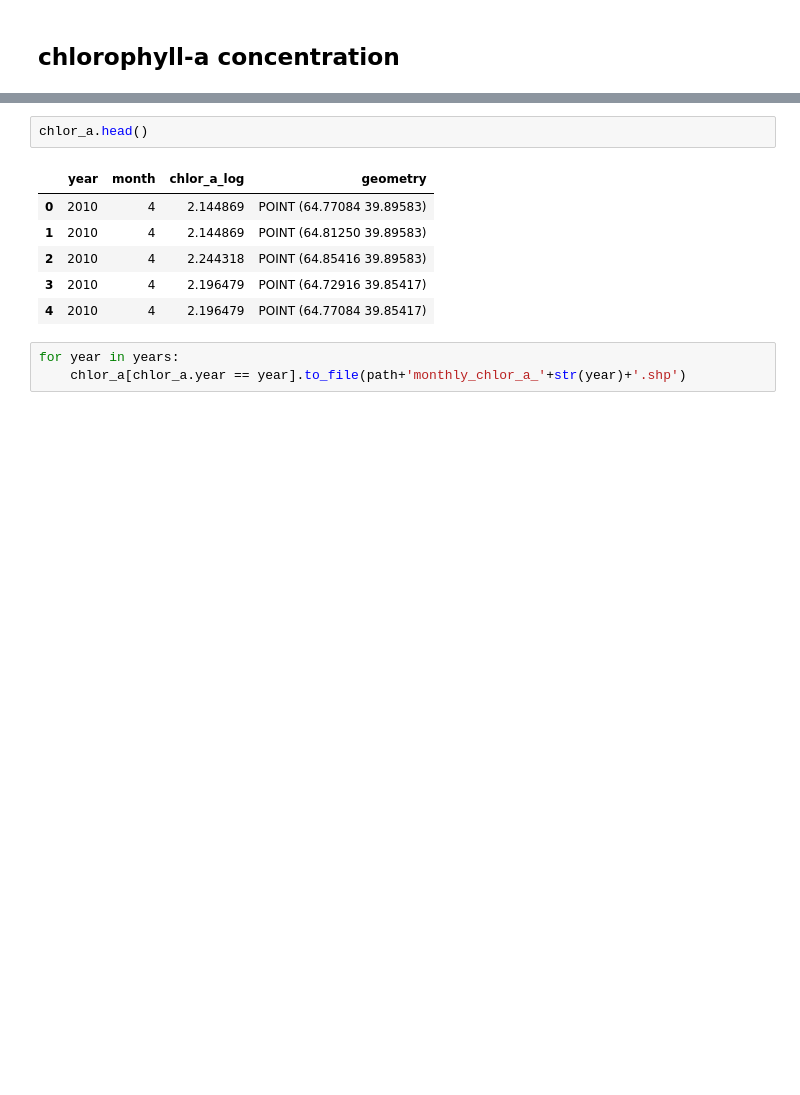
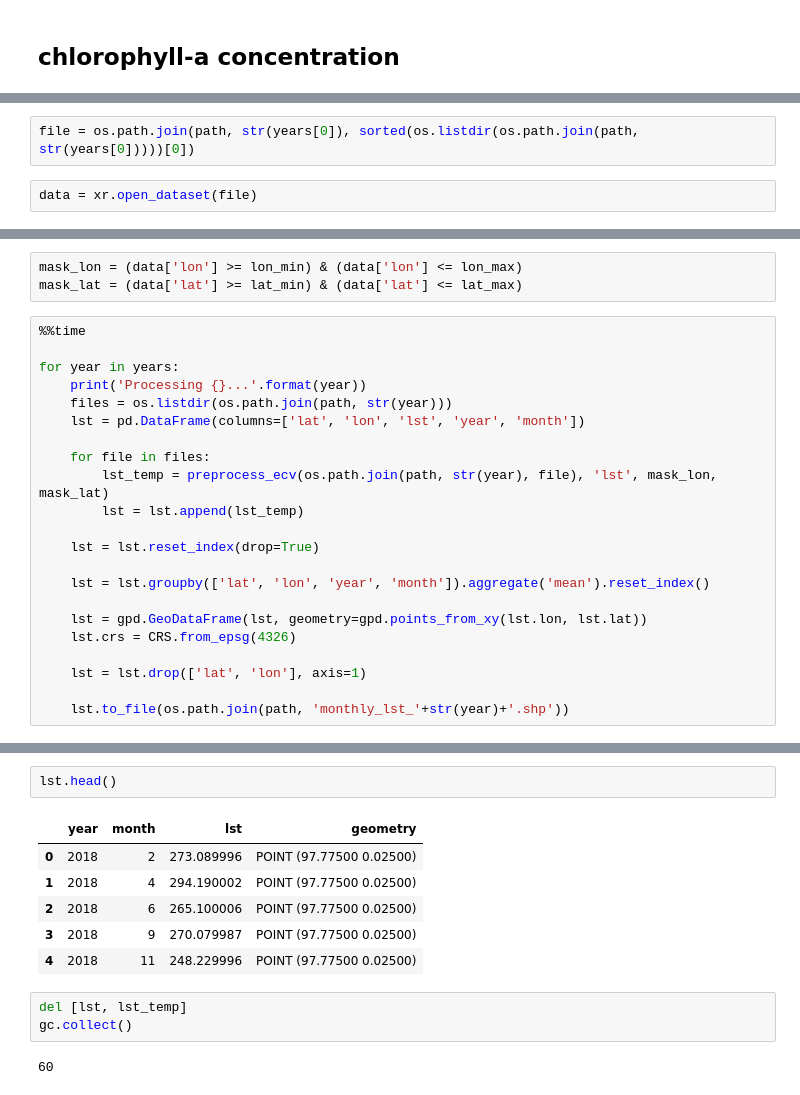
Before and after one commit to alexvmt/cholera_risk_modeling, a Jupyter notebook: preprocess_essential_climate_variables.ipynb, the cells around one changed output, grey strips where cells are left out. Cells and saved outputs as stored; diff of their text form; blank space fills up the shorter version.

Commit message:
preprocess lst data

```diff
--- a/preprocess_essential_climate_variables.ipynb
+++ b/preprocess_essential_climate_variables.ipynb
@@ -261,0 +298,4 @@ chlor_a = chlor_a.drop(['lat', 'lon'], axis=1)
+# %%
+file = os.path.join(path, str(years[0]), sorted(os.listdir(os.path.join(path, str(years[0]))))[0])
+# %%
+data = xr.open_dataset(file)
@@ -261,0 +342,25 @@ chlor_a = chlor_a.drop(['lat', 'lon'], axis=1)
+# %%
+mask_lon = (data['lon'] >= lon_min) & (data['lon'] <= lon_max)
+mask_lat = (data['lat'] >= lat_min) & (data['lat'] <= lat_max)
+# %%
+%%time
+
+for year in years:
+    print('Processing {}...'.format(year))
+    files = os.listdir(os.path.join(path, str(year)))
+    lst = pd.DataFrame(columns=['lat', 'lon', 'lst', 'year', 'month'])
+
+    for file in files:
+        lst_temp = preprocess_ecv(os.path.join(path, str(year), file), 'lst', mask_lon, mask_lat)
+        lst = lst.append(lst_temp)
+
+    lst = lst.reset_index(drop=True)
+
+    lst = lst.groupby(['lat', 'lon', 'year', 'month']).aggregate('mean').reset_index()
+
+    lst = gpd.GeoDataFrame(lst, geometry=gpd.points_from_xy(lst.lon, lst.lat))
+    lst.crs = CRS.from_epsg(4326)
+
+    lst = lst.drop(['lat', 'lon'], axis=1)
+
+    lst.to_file(os.path.join(path, 'monthly_lst_'+str(year)+'.shp'))
@@ -280,12 +397,14 @@ memory usage: 694.3 MB
 # %%
-chlor_a.head()
+lst.head()
 # %% [output]
-|  | year | month | chlor_a_log | geometry |
-| 0 | 2010 | 4 | 2.144869 | POINT (64.77084 39.89583) |
-| 1 | 2010 | 4 | 2.144869 | POINT (64.81250 39.89583) |
-| 2 | 2010 | 4 | 2.244318 | POINT (64.85416 39.89583) |
-| 3 | 2010 | 4 | 2.196479 | POINT (64.72916 39.85417) |
-| 4 | 2010 | 4 | 2.196479 | POINT (64.77084 39.85417) |
+|  | year | month | lst | geometry |
+| 0 | 2018 | 2 | 273.089996 | POINT (97.77500 0.02500) |
+| 1 | 2018 | 4 | 294.190002 | POINT (97.77500 0.02500) |
+| 2 | 2018 | 6 | 265.100006 | POINT (97.77500 0.02500) |
+| 3 | 2018 | 9 | 270.079987 | POINT (97.77500 0.02500) |
+| 4 | 2018 | 11 | 248.229996 | POINT (97.77500 0.02500) |
-# %%
-for year in years:
-    chlor_a[chlor_a.year == year].to_file(path+'monthly_chlor_a_'+str(year)+'.shp')
+# %%
+del [lst, lst_temp]
+gc.collect()
+# %% [output]
+60
```
Also changed, not shown: parts of 58 cells of this notebook.
